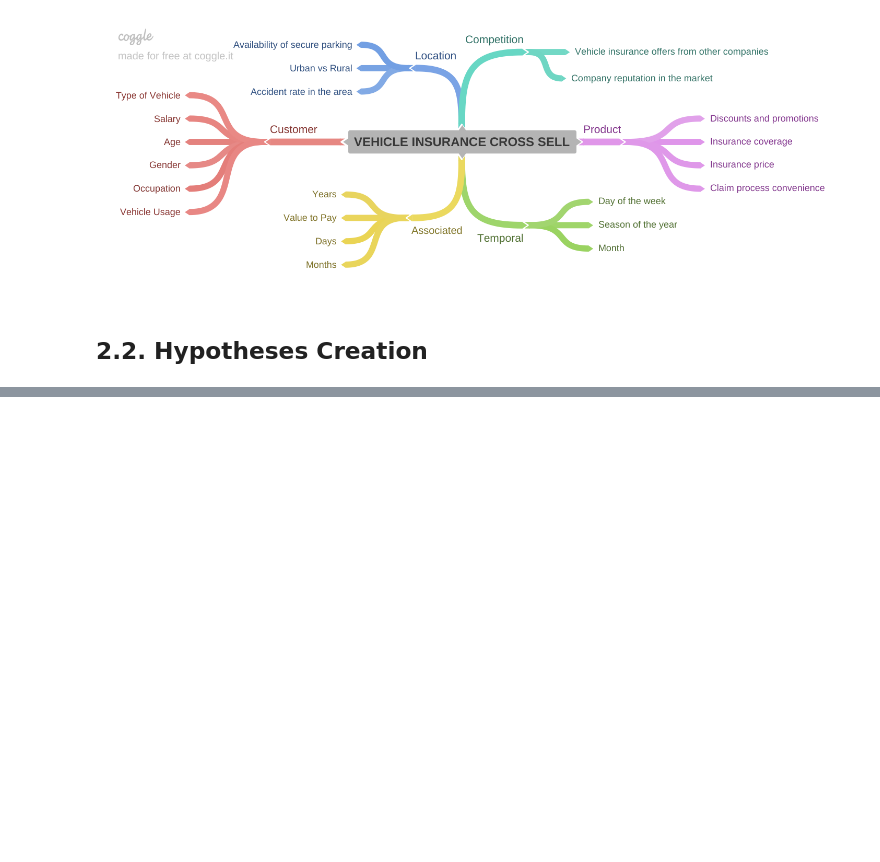
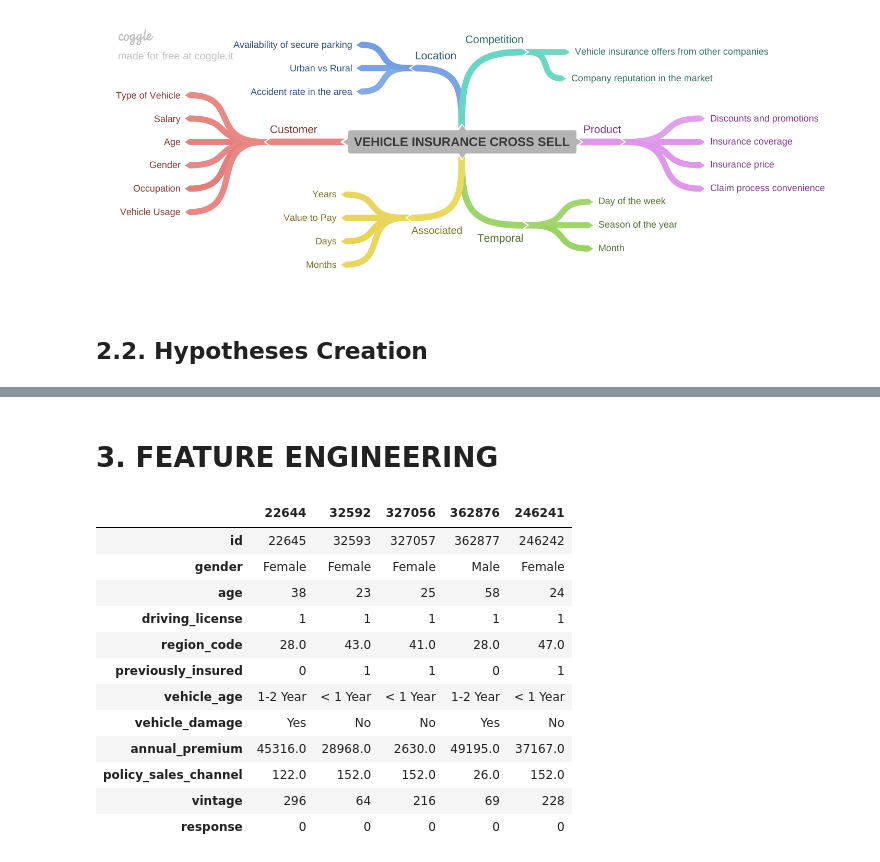
Before and after one commit to lfaferreira/predict-health-insurance-cross-sell, a Jupyter notebook: notebooks/cicle1_health_insurance_cross_sell_prediction.ipynb, the cells around one changed output, grey strips where cells are left out. Cells and saved outputs as stored; diff of their text form; code cells hidden in the pictures; blank space fills up the shorter version.

```diff
--- a/notebooks/cicle1_health_insurance_cross_sell_prediction.ipynb
+++ b/notebooks/cicle1_health_insurance_cross_sell_prediction.ipynb
@@ -275,0 +334,20 @@ Image('../img/mind_map_hypotheses.png')
+# %% [markdown]
+# 3. FEATURE ENGINEERING
+# %%
+df3 = df2.copy()
+# %%
+df3.sample(5).T
+# %% [output]
+|  | 22644 | 32592 | 327056 | 362876 | 246241 |
+| id | 22645 | 32593 | 327057 | 362877 | 246242 |
+| gender | Female | Female | Female | Male | Female |
+| age | 38 | 23 | 25 | 58 | 24 |
+| driving_license | 1 | 1 | 1 | 1 | 1 |
+| region_code | 28.0 | 43.0 | 41.0 | 28.0 | 47.0 |
+| previously_insured | 0 | 1 | 1 | 0 | 1 |
+| vehicle_age | 1-2 Year | < 1 Year | < 1 Year | 1-2 Year | < 1 Year |
+| vehicle_damage | Yes | No | No | Yes | No |
+| annual_premium | 45316.0 | 28968.0 | 2630.0 | 49195.0 | 37167.0 |
+| policy_sales_channel | 122.0 | 152.0 | 152.0 | 26.0 | 152.0 |
+| vintage | 296 | 64 | 216 | 69 | 228 |
+| response | 0 | 0 | 0 | 0 | 0 |
```
Also changed, not shown: parts of 18 cells of this notebook.
